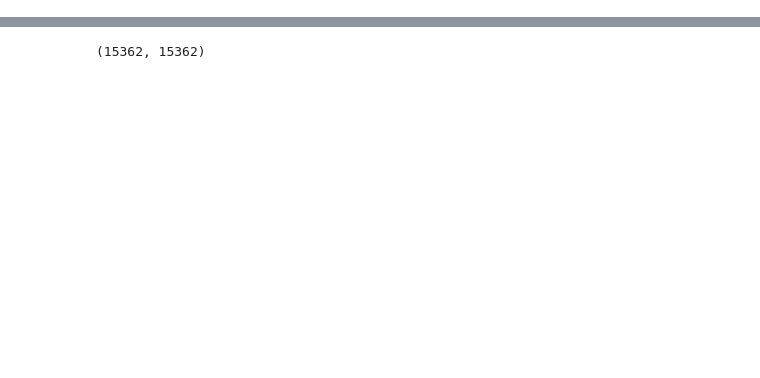
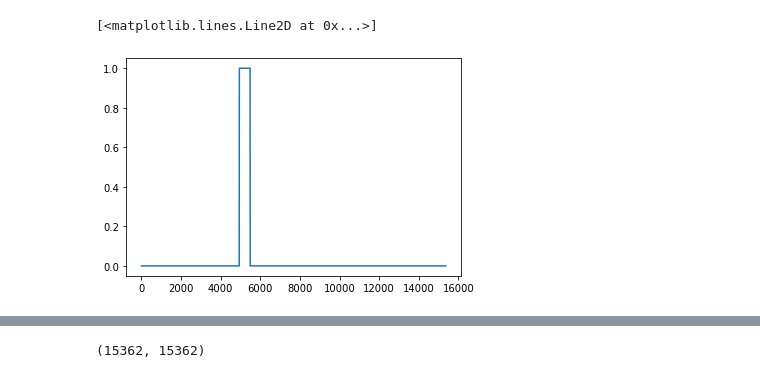
Before and after one commit to wid0gast/LPA-node-classification, a Jupyter notebook: torch_src/rough.ipynb, the cells around one changed output, grey strips where cells are left out. Saved outputs shown, nothing was run; the diff lists cells and outputs as text; code cells hidden in the pictures; blank space fills up the shorter version.

```diff
--- a/torch_src/rough.ipynb
+++ b/torch_src/rough.ipynb
@@ -8,0 +25,5 @@ adj, adj_n, features, y_train, y_val, y_test, train_mask, val_mask, test_mask, t
+# %%
+plt.plot(y_val.sum(axis=1))
+# %% [output]
+[<matplotlib.lines.Line2D at 0x...>]
+[figure, added]
```
Also changed, not shown: parts of 26 cells of this notebook, 1 other file.
